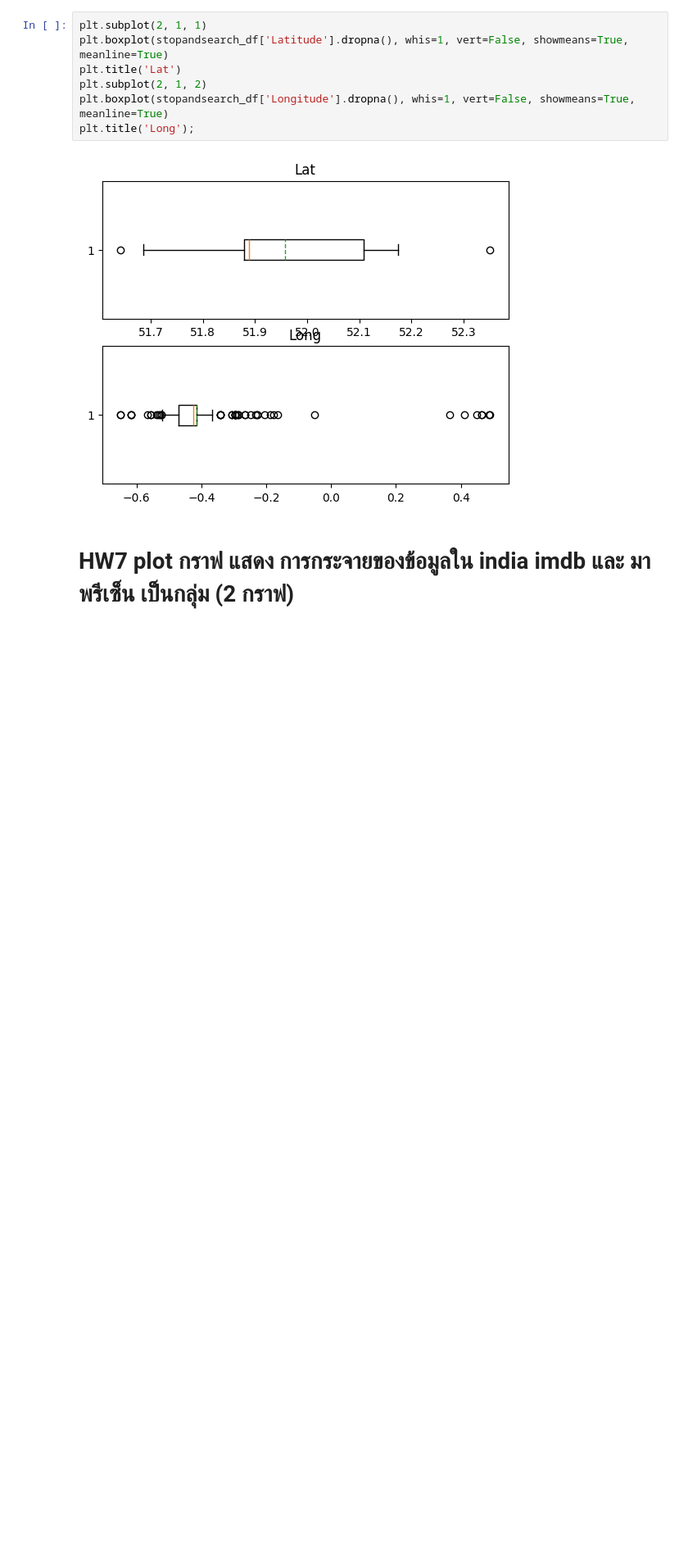
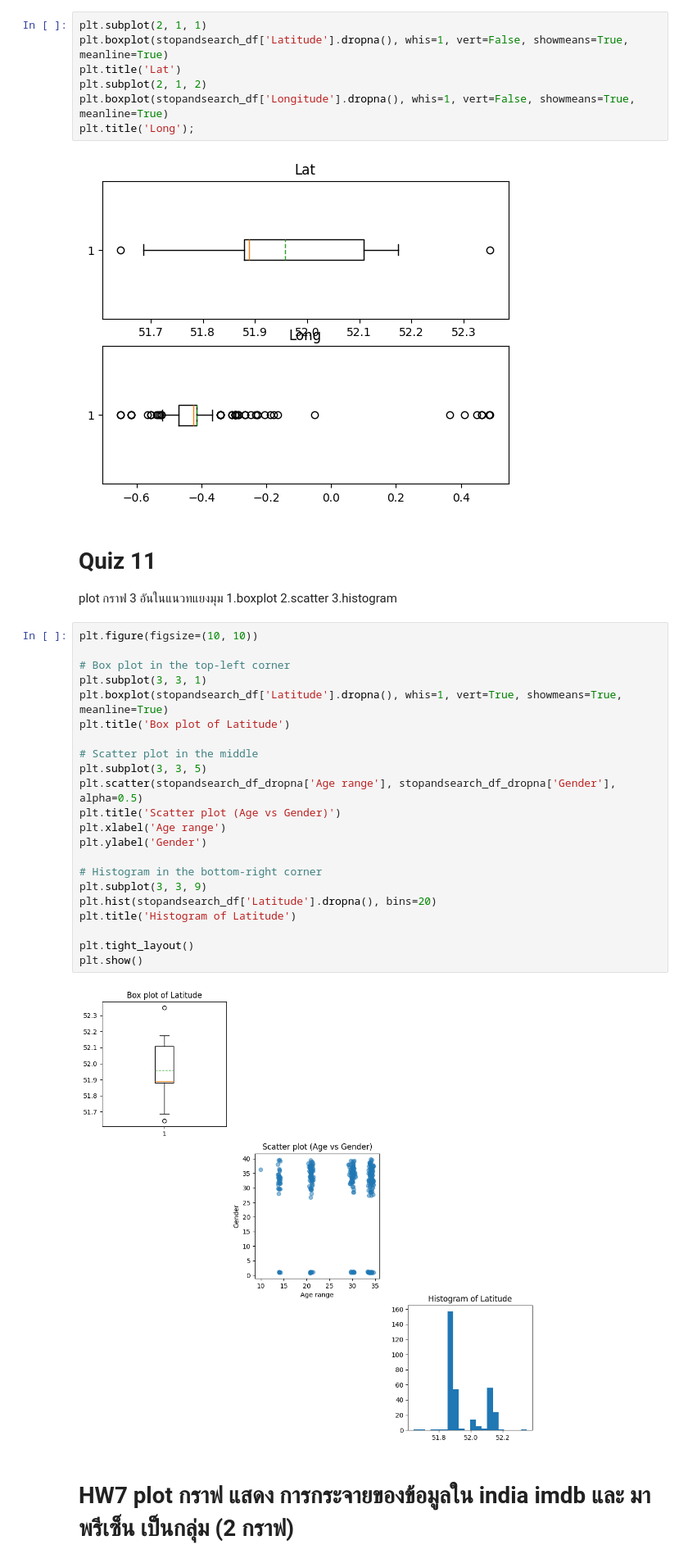
Before and after one commit to woranut11/dataviz2025, a Jupyter notebook: Visualize_Data_Distribution.ipynb, the cells around one changed output. Shown at 82% size. Saved outputs shown, nothing was run; the diff lists cells and outputs as text; blank space fills up the shorter version.

Commit message:
Quiz 11

```diff
--- a/Visualize_Data_Distribution.ipynb
+++ b/Visualize_Data_Distribution.ipynb
@@ -424,5 +424,35 @@ plt.boxplot(stopandsearch_df['Longitude'].dropna(), whis=1, vert=False, showmean
 plt.title('Long');
 # %% [output]
 [figure]
+# %% [markdown]
+# Quiz 11
+plot กราฟ 3 อันในแนวทแยงมุม
+1.boxplot
+2.scatter
+3.histogram
+# %%
+plt.figure(figsize=(10, 10))
+
+# Box plot in the top-left corner
+plt.subplot(3, 3, 1)
+plt.boxplot(stopandsearch_df['Latitude'].dropna(), whis=1, vert=True, showmeans=True, meanline=True)
+plt.title('Box plot of Latitude')
+
+# Scatter plot in the middle
+plt.subplot(3, 3, 5)
+plt.scatter(stopandsearch_df_dropna['Age range'], stopandsearch_df_dropna['Gender'], alpha=0.5)
+plt.title('Scatter plot (Age vs Gender)')
+plt.xlabel('Age range')
+plt.ylabel('Gender')
+
+# Histogram in the bottom-right corner
+plt.subplot(3, 3, 9)
+plt.hist(stopandsearch_df['Latitude'].dropna(), bins=20)
+plt.title('Histogram of Latitude')
+
+plt.tight_layout()
+plt.show()
+# %% [output]
+[figure, added]
 # %% [markdown]
 # HW7 plot กราฟ แสดง การกระจายของข้อมูลใน india imdb และ มาพรีเซ็น เป็นกลุ่ม (2 กราฟ)
```
